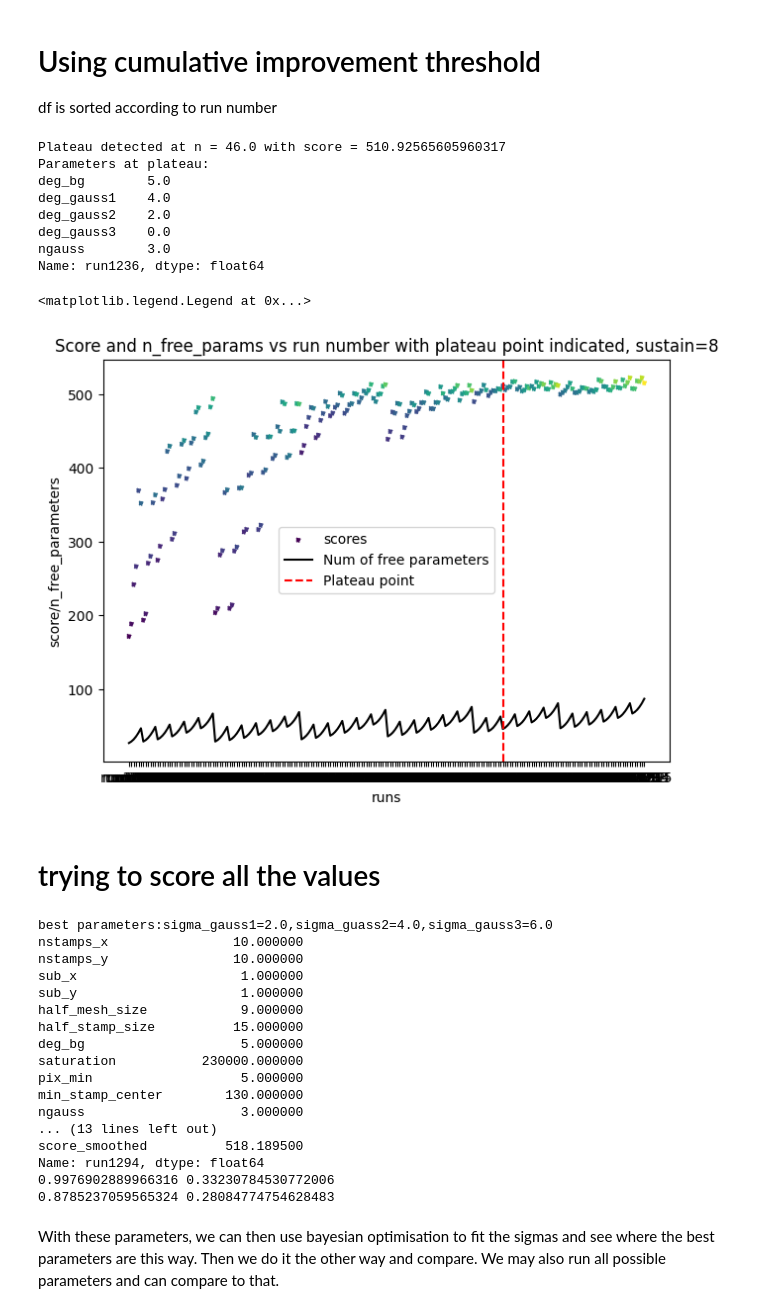
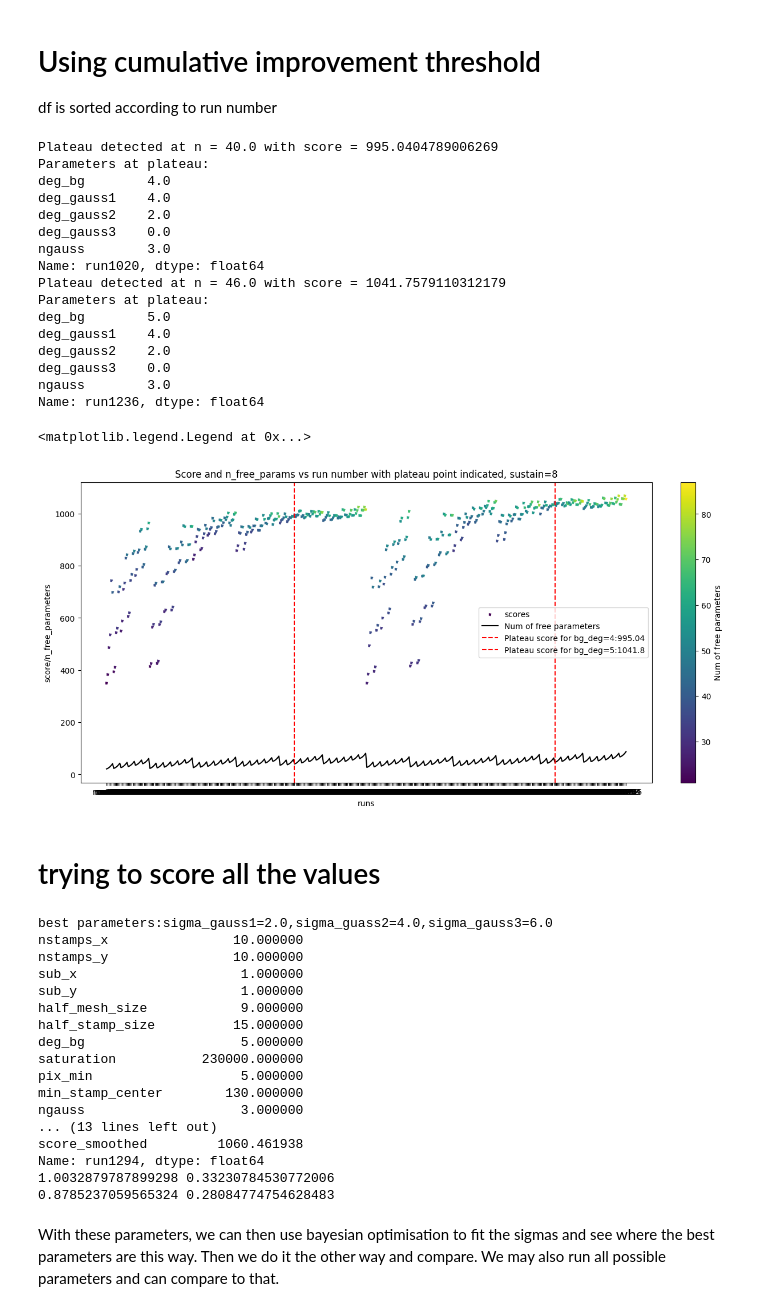
Before and after one commit to damianfrench/Physics-3rd-year-DIA-Lab, a Jupyter notebook: mean_scatter.ipynb, the cells around one changed output. Cells and saved outputs as stored; diff of their text form; code cells hidden in the pictures.

```diff
--- a/mean_scatter.ipynb
+++ b/mean_scatter.ipynb
@@ -200,7 +200,7 @@ def add_free_parameters(config_df):
 
 
 
-Index=config_df[config_df['deg_bg']==5].index
+Index = config_df[(config_df['deg_bg'] == 4) | (config_df['deg_bg'] == 5)].index
 Weights_end_df=Weighted_df.loc[Index]
 config_end_df=config_df.loc[Index]
 
@@ -389,50 +406,68 @@ df = config_plus_meanScatter_df_sorted.copy()
 consec_below = 0
 best_2 = None
 
-for i in range(1, len(df)):
-    rel_improve = (df['score'].iloc[i] - df['score'].iloc[i-1]) / df['score'].iloc[i-1]
+def cumulative_improvement(df, start_index, threshold, sustain):
+    consec_below = 0
+    for i in range(start_index + 1, len(df)):
+        rel_improve = (df['score'].iloc[i] - df['score'].iloc[i-1]) / df['score'].iloc[i-1]
 
-    if rel_improve < threshold:
-        consec_below += 1
-    else:
-        consec_below = 0
+        if rel_improve < threshold:
+            consec_below += 1
+        else:
+            consec_below = 0
 
-    if consec_below >= sustain:
-        best_2 = df.iloc[i]
-        break
+        if consec_below >= sustain:
+            return df.iloc[i]
+    return None
+best_bg_4 = cumulative_improvement(df,1, threshold, sustain)
+best_bg_5 = cumulative_improvement(df,216, threshold, sustain)
 
-if best_2 is not None:
-    print(f"Plateau detected at n = {best_2['n_free_parameters']} with score = {best_2['score']}")
-    print(f"Parameters at plateau:\n{best_2[['deg_bg','deg_gauss1','deg_gauss2','deg_gauss3','ngauss']]}")
+
+if best_bg_4 is not None:
+    print(f"Plateau detected at n = {best_bg_4['n_free_parameters']} with score = {best_bg_4['score']}")
+    print(f"Parameters at plateau:\n{best_bg_4[['deg_bg','deg_gauss1','deg_gauss2','deg_gauss3','ngauss']]}")
+    print(f"Plateau detected at n = {best_bg_5['n_free_parameters']} with score = {best_bg_5['score']}")
+    print(f"Parameters at plateau:\n{best_bg_5[['deg_bg','deg_gauss1','deg_gauss2','deg_gauss3','ngauss']]}")
 else:
     print("No plateau detected; all improvements above threshold.")
 
-fig,ax=plt.subplots(1,layout='constrained')
+fig,ax=plt.subplots(1,layout='constrained',figsize=(12,6))
 ax.set_xlabel('runs')
 ax.set_ylabel('score/n_free_parameters')
 ax.set_title(f'Score and n_free_params vs run number with plateau point indicated, sustain={sustain}')
-ax.scatter(config_plus_meanScatter_df_sorted.index,
+cs=ax.scatter(config_plus_meanScatter_df_sorted.index,
            config_plus_meanScatter_df_sorted['score'],
            marker='.',
            linestyle='dotted',
            c=config_plus_meanScatter_df_sorted['n_free_parameters'],
            cmap='viridis',
            label='scores'
            )
+plt.colorbar(cs,ax=ax,label='Num of free parameters')
 ax.plot(config_plus_meanScatter_df_sorted.index,config_plus_meanScatter_df_sorted['n_free_parameters'],color='black',linestyle='-',label='Num of free parameters')
-ax.axvline(x=best_2.name,color='red',linestyle='--',label='Plateau point')
+ax.axvline(x=best_bg_4.name,color='red',linestyle='--',label=f"Plateau score for bg_deg=4:{best_bg_4['score']:.5}")
+ax.axvline(x=best_bg_5.name,color='red',linestyle='--',label=f"Plateau score for bg_deg=5:{best_bg_5['score']:.5}")
+
 ax.legend()
 # %% [output]
-Plateau detected at n = 46.0 with score = 510.92565605960317
+Plateau detected at n = 40.0 with score = 995.0404789006269
+Parameters at plateau:
+deg_bg        4.0
+deg_gauss1    4.0
+deg_gauss2    2.0
+deg_gauss3    0.0
+ngauss        3.0
+Name: run1020, dtype: float64
+Plateau detected at n = 46.0 with score = 1041.7579110312179
 Parameters at plateau:
 deg_bg        5.0
 deg_gauss1    4.0
 deg_gauss2    2.0
 deg_gauss3    0.0
 ngauss        3.0
 Name: run1236, dtype: float64
 <matplotlib.legend.Legend at 0x...>
-[figure, old version]
+[figure, new version]
 # %% [markdown]
 # trying to score all the values
 # %%
@@ -457,9 +492,9 @@ pix_min                   5.000000
 min_stamp_center        130.000000
 ngauss                    3.000000
 ... (13 lines left out)
-score_smoothed          518.189500
+score_smoothed         1060.461938
 Name: run1294, dtype: float64
-0.9976902889966316 0.33230784530772006
+1.0032879787899298 0.33230784530772006
 0.8785237059565324 0.28084774754628483
 # %% [markdown]
 With these parameters, we can then use bayesian optimisation to fit the sigmas and see where the best parameters are this way. Then we do it the other way and compare. We may also run all possible parameters and can compare to that.
```
Also changed, not shown: parts of 2 cells of this notebook.
